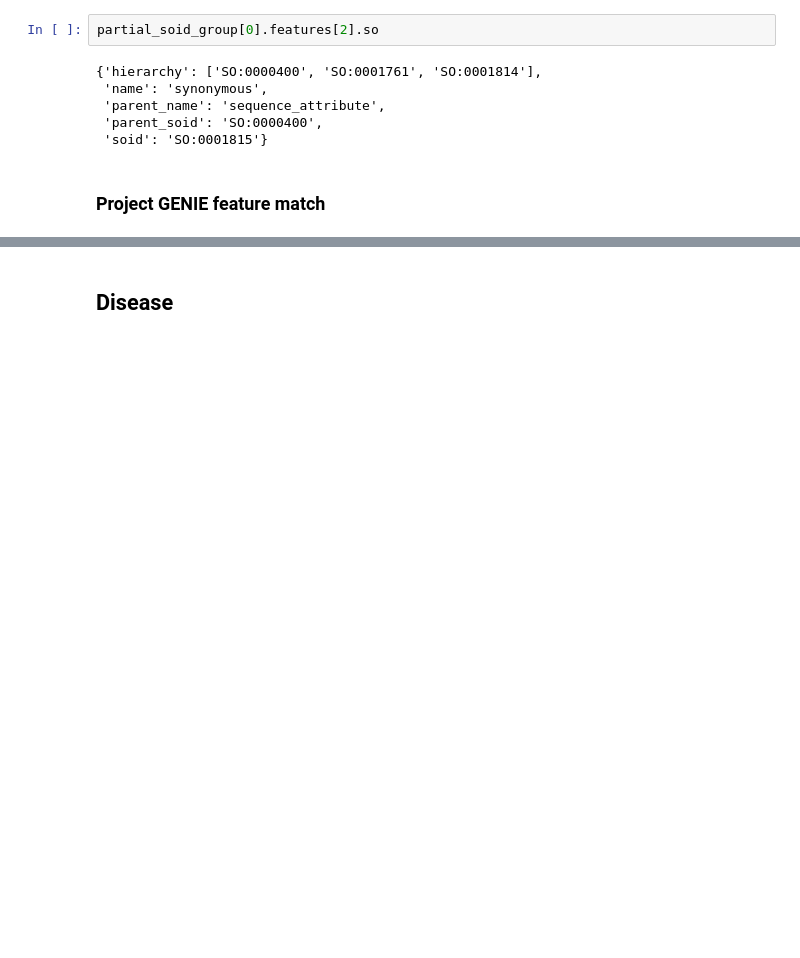
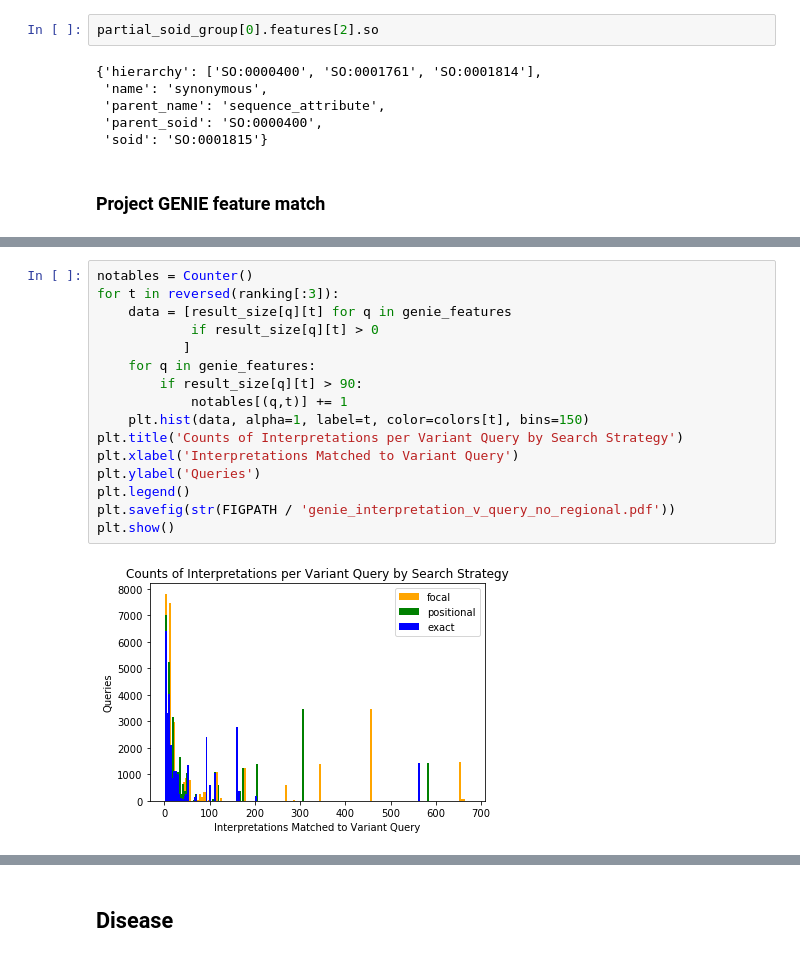
Before and after one commit to ahwagner/vicckb, a Jupyter notebook: figures.ipynb, the cells around one changed output, grey strips where cells are left out. Saved outputs shown, nothing was run; the diff lists cells and outputs as text; blank space fills up the shorter version.

```diff
--- a/figures.ipynb
+++ b/figures.ipynb
@@ -560,0 +894,18 @@ partial_soid_group[0].features[2].so
+# %%
+notables = Counter()
+for t in reversed(ranking[:3]):
+    data = [result_size[q][t] for q in genie_features
+            if result_size[q][t] > 0
+           ]
+    for q in genie_features:
+        if result_size[q][t] > 90:
+            notables[(q,t)] += 1
+    plt.hist(data, alpha=1, label=t, color=colors[t], bins=150)
+plt.title('Counts of Interpretations per Variant Query by Search Strategy')
+plt.xlabel('Interpretations Matched to Variant Query')
+plt.ylabel('Queries')
+plt.legend()
+plt.savefig(str(FIGPATH / 'genie_interpretation_v_query_no_regional.pdf'))
+plt.show()
+# %% [output]
+[figure, added]
```
Also changed, not shown: parts of 63 cells of this notebook.
